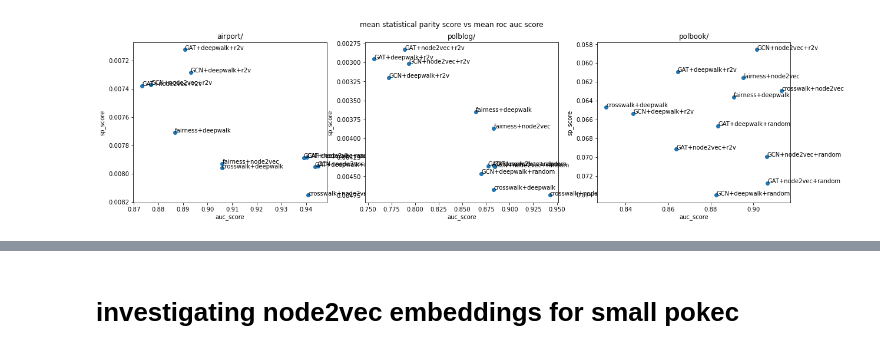
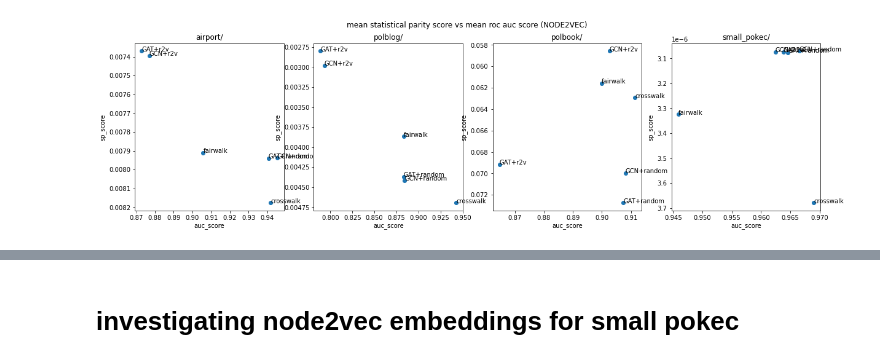
Before and after one commit to thunderock/residual2vec_, a Jupyter notebook: notebooks/RESULTS/aggregate_results.ipynb, the cells around one changed output, grey strips where cells are left out. Cells and saved outputs as stored; diff of their text form; code cells hidden in the pictures.

```diff
--- a/notebooks/RESULTS/aggregate_results.ipynb
+++ b/notebooks/RESULTS/aggregate_results.ipynb
@@ -16,7 +16,7 @@ warnings.filterwarnings('ignore')
 # %%
 DATA_ROOT =  '../../../final_crosswalk/'
 
-DATASETS = ('airport/', 'polblog/', 'polbook/', ) # 'small_pokec/', 'pokec/', )
+DATASETS = ('airport/', 'polblog/', 'polbook/', 'small_pokec/')# , 'pokec/', )
 METRICS = ('roc_score', 'sp_score', 'gini_score')
 # %%
 for metric in METRICS:
@@ -66,0 +136,26 @@ for idx, dataset in enumerate(DATASETS):
+# %%
+n_datasets = len(DATASETS)
+f, axes = plt.subplots(1, n_datasets, figsize=(20, 5) )
+f.suptitle("mean gini score vs mean roc auc score (NODE2VEC)")
+for idx, dataset in enumerate(DATASETS):
+    roc_file = DATA_ROOT + dataset + 'roc_score' + '.pkl'
+    gini_file = DATA_ROOT + dataset + 'gini_score' + '.pkl'
+    axes[idx].set(title=dataset, xlabel='auc_score', ylabel='gini_score')
+    axes[idx].invert_yaxis()
+    roc = pkl.load(open(roc_file, 'rb'))
+    gini = pkl.load(open(gini_file, 'rb'))
+    for m in list(roc.keys()):
+        if any([model in m.lower() for model in ['word2vec', 'deepwalk']]):
+            roc.pop(m)
+        if '+node2vec' in m.lower():
+            roc[m.replace('+node2vec', '')] = roc.pop(m)
+    for m in list(gini.keys()):
+        if any([model in m.lower() for model in ['word2vec', 'deepwalk']]):
+            gini.pop(m)
+        if '+node2vec' in m.lower():
+            gini[m.replace('+node2vec', '')] = gini.pop(m)
+
+    combined = {k: (np.mean(roc[k]), np.mean(gini[k])) for k in roc}
+    x, y, names = [i[0] for i in combined.values()], [i[1] for i in combined.values()], [i for i in combined.keys()]
+    axes[idx].scatter(x=x, y=y)
+    for i, name in enumerate(names): axes[idx].annotate(name, (x[i], y[i]))
@@ -67,23 +164,27 @@ for idx, dataset in enumerate(DATASETS):
 # %%
 n_datasets = len(DATASETS)
 f, axes = plt.subplots(1, n_datasets, figsize=(20, 5) )
-f.suptitle("mean statistical parity score vs mean roc auc score")
+f.suptitle("mean statistical parity score vs mean roc auc score (NODE2VEC)")
 for idx, dataset in enumerate(DATASETS):
     roc_file = DATA_ROOT + dataset + 'roc_score' + '.pkl'
     sp_file = DATA_ROOT + dataset + 'sp_score' + '.pkl'
     axes[idx].set(title=dataset, xlabel='auc_score', ylabel='sp_score')
     axes[idx].invert_yaxis()
     roc = pkl.load(open(roc_file, 'rb'))
     sp = pkl.load(open(sp_file, 'rb'))
     for m in list(roc.keys()):
-            if 'word2vec' in m.lower():
-                roc.pop(m)
+        if any([model in m.lower() for model in ['word2vec', 'deepwalk']]):
+            roc.pop(m)
+        if '+node2vec' in m.lower():
+            roc[m.replace('+node2vec', '')] = roc.pop(m)
     for m in list(sp.keys()):
-            if 'word2vec' in m.lower():
-                sp.pop(m)
+        if any([model in m.lower() for model in ['word2vec', 'deepwalk']]):
+            sp.pop(m)
+        if '+node2vec' in m.lower():
+            sp[m.replace('+node2vec', '')] = sp.pop(m)
     combined = {k: (np.mean(roc[k]), np.mean(sp[k])) for k in roc}
     x, y, names = [i[0] for i in combined.values()], [i[1] for i in combined.values()], [i for i in combined.keys()]
     axes[idx].scatter(x=x, y=y)
     for i, name in enumerate(names): axes[idx].annotate(name, (x[i], y[i]))
 # %% [output]
-[figure, old version]
+[figure, new version]
```
Also changed, not shown: parts of 9 cells of this notebook, 4 other files.
